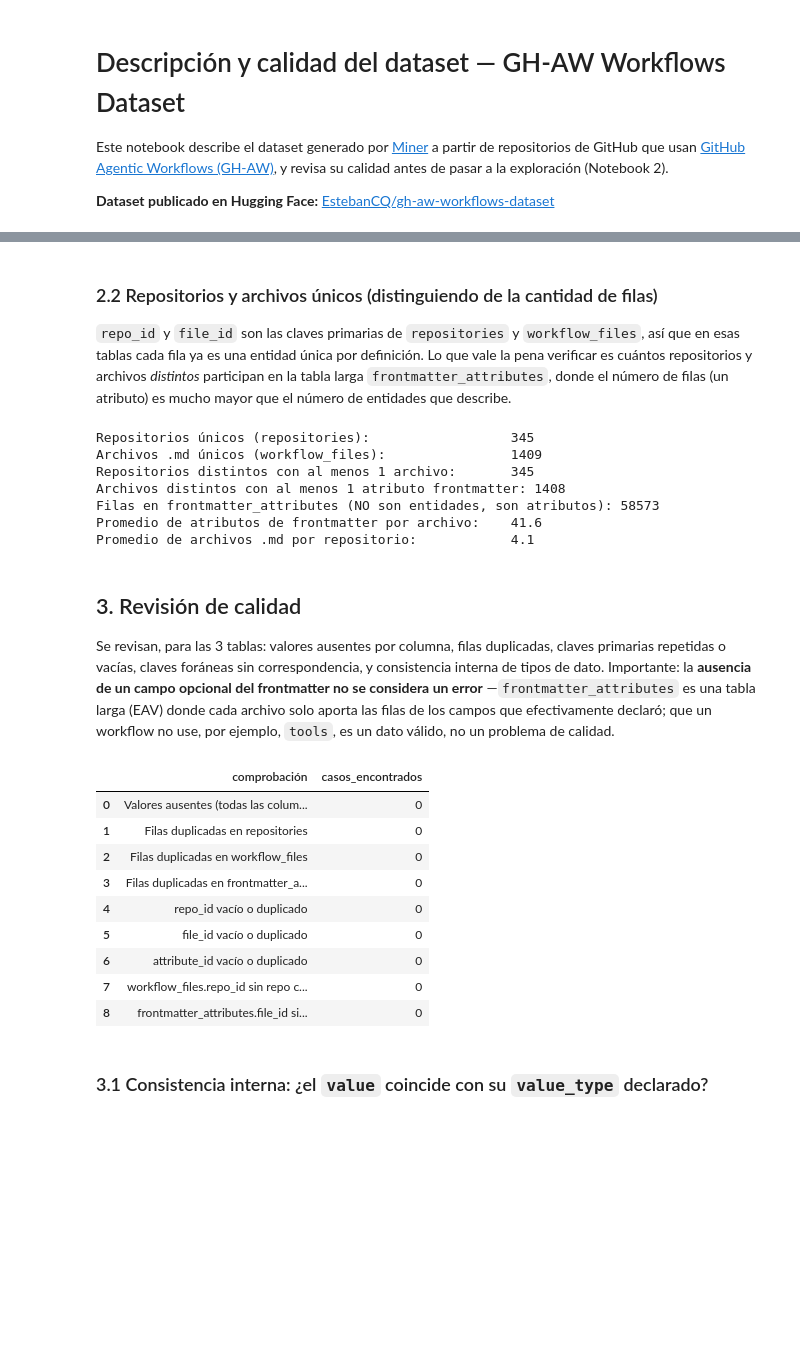
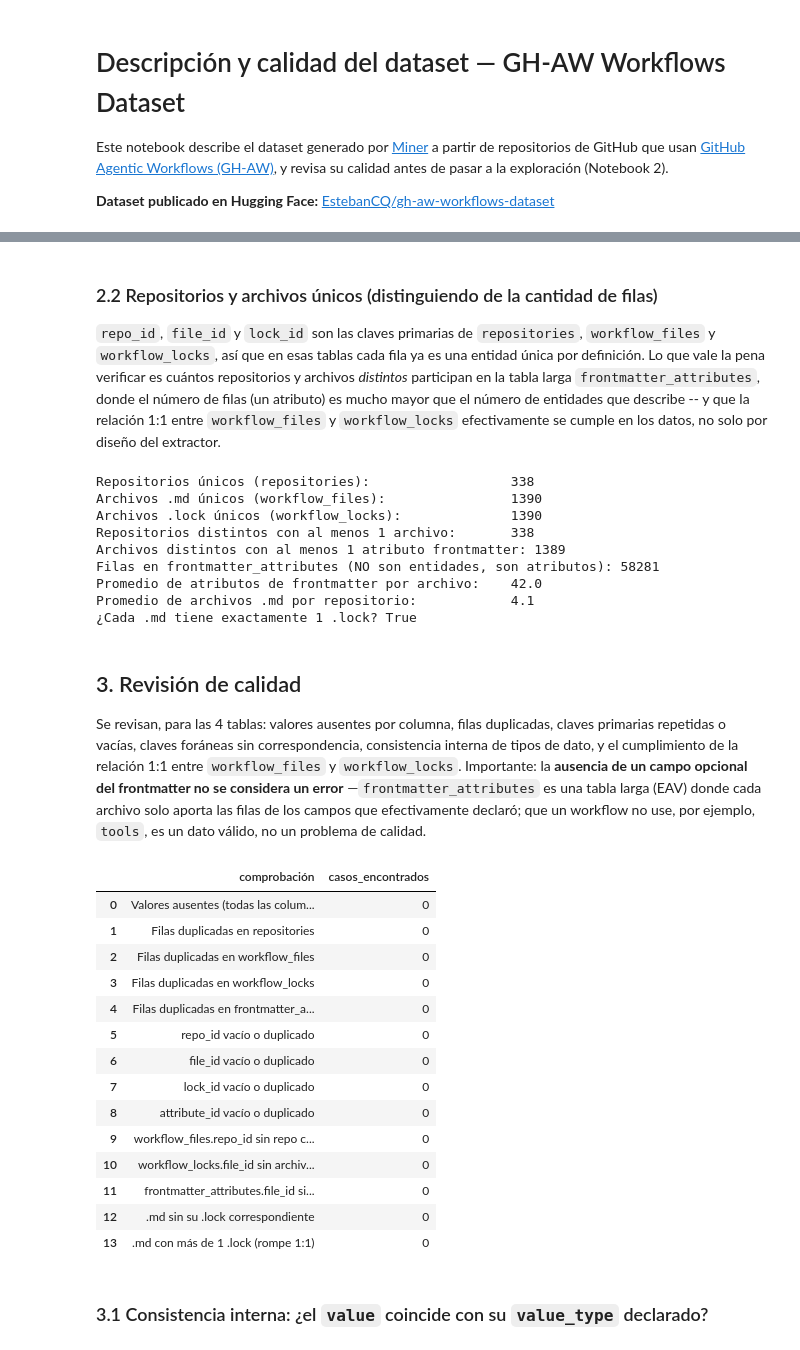
Before and after one commit to Nero-test/miner_Ing_Datos, a Jupyter notebook: eda/01_descripcion_y_calidad.ipynb, the cells around one changed output, grey strips where cells are left out. Drawn from its saved outputs; the diff is of its cells as text; code cells hidden in the pictures; blank space fills up the shorter version.

```diff
--- a/eda/01_descripcion_y_calidad.ipynb
+++ b/eda/01_descripcion_y_calidad.ipynb
@@ -34,9 +35,11 @@ DATA_DIR = Path("data/raw")
 
 repositories = pd.read_parquet(DATA_DIR / "repositories.parquet")
 workflow_files = pd.read_parquet(DATA_DIR / "workflow_files.parquet")
+workflow_locks = pd.read_parquet(DATA_DIR / "workflow_locks.parquet")
 frontmatter_attributes = pd.read_parquet(DATA_DIR / "frontmatter_attributes.parquet")
 
 print(f"repositories:           {repositories.shape[0]:>6} filas x {repositories.shape[1]} columnas")
 print(f"workflow_files:         {workflow_files.shape[0]:>6} filas x {workflow_files.shape[1]} columnas")
+print(f"workflow_locks:         {workflow_locks.shape[0]:>6} filas x {workflow_locks.shape[1]} columnas")
 print(f"frontmatter_attributes: {frontmatter_attributes.shape[0]:>6} filas x {frontmatter_attributes.shape[1]} columnas")
 # %% [output]
@@ -67,6 +73,7 @@ def describe_table(df: pd.DataFrame, name: str) -> pd.DataFrame:
 resumen = pd.concat([
     describe_table(repositories, "repositories"),
     describe_table(workflow_files, "workflow_files"),
+    describe_table(workflow_locks, "workflow_locks"),
     describe_table(frontmatter_attributes, "frontmatter_attributes"),
 ], ignore_index=True)[["tabla", "columna", "dtype", "n_nulos", "pct_nulos"]]
 
@@ -93,79 +99,106 @@ resumen
 # %% [markdown]
 ### 2.2 Repositorios y archivos únicos (distinguiendo de la cantidad de filas)
 
-`repo_id` y `file_id` son las claves primarias de `repositories` y
-`workflow_files`, así que en esas tablas cada fila ya es una entidad única
-por definición. Lo que vale la pena verificar es cuántos repositorios y
-archivos *distintos* participan en la tabla larga `frontmatter_attributes`,
-donde el número de filas (un atributo) es mucho mayor que el número de
-entidades que describe.
+`repo_id`, `file_id` y `lock_id` son las claves primarias de `repositories`,
+`workflow_files` y `workflow_locks`, así que en esas tablas cada fila ya es
+una entidad única por definición. Lo que vale la pena verificar es cuántos
+repositorios y archivos *distintos* participan en la tabla larga
+`frontmatter_attributes`, donde el número de filas (un atributo) es mucho
+mayor que el número de entidades que describe -- y que la relación 1:1
+entre `workflow_files` y `workflow_locks` efectivamente se cumple en los
+datos, no solo por diseño del extractor.
 # %%
 n_repos = repositories["repo_id"].nunique()
 n_files = workflow_files["file_id"].nunique()
+n_locks = workflow_locks["lock_id"].nunique()
 n_files_con_atributos = frontmatter_attributes["file_id"].nunique()
 n_repos_con_archivos = workflow_files["repo_id"].nunique()
 
 print(f"Repositorios únicos (repositories):                  {n_repos}")
 print(f"Archivos .md únicos (workflow_files):                {n_files}")
+print(f"Archivos .lock únicos (workflow_locks):              {n_locks}")
 print(f"Repositorios distintos con al menos 1 archivo:       {n_repos_con_archivos}")
 print(f"Archivos distintos con al menos 1 atributo frontmatter: {n_files_con_atributos}")
 print(f"Filas en frontmatter_attributes (NO son entidades, son atributos): {len(frontmatter_attributes)}")
 print(f"Promedio de atributos de frontmatter por archivo:    {len(frontmatter_attributes) / n_files_con_atributos:.1f}")
 print(f"Promedio de archivos .md por repositorio:            {n_files / n_repos:.1f}")
+
+mismo_conjunto_ids = set(workflow_files["file_id"]) == set(workflow_locks["file_id"])
+print(f"¿Cada .md tiene exactamente 1 .lock? {n_files == n_locks and mismo_conjunto_ids}")
 # %% [output]
-Repositorios únicos (repositories):                  345
-Archivos .md únicos (workflow_files):                1409
-Repositorios distintos con al menos 1 archivo:       345
-Archivos distintos con al menos 1 atributo frontmatter: 1408
-Filas en frontmatter_attributes (NO son entidades, son atributos): 58573
-Promedio de atributos de frontmatter por archivo:    41.6
+Repositorios únicos (repositories):                  338
+Archivos .md únicos (workflow_files):                1390
+Archivos .lock únicos (workflow_locks):              1390
+Repositorios distintos con al menos 1 archivo:       338
+Archivos distintos con al menos 1 atributo frontmatter: 1389
+Filas en frontmatter_attributes (NO son entidades, son atributos): 58281
+Promedio de atributos de frontmatter por archivo:    42.0
 Promedio de archivos .md por repositorio:            4.1
+¿Cada .md tiene exactamente 1 .lock? True
 # %% [markdown]
 ## 3. Revisión de calidad
 
-Se revisan, para las 3 tablas: valores ausentes por columna, filas
+Se revisan, para las 4 tablas: valores ausentes por columna, filas
 duplicadas, claves primarias repetidas o vacías, claves foráneas sin
-correspondencia, y consistencia interna de tipos de dato. Importante: la
-**ausencia de un campo opcional del frontmatter no se considera un error**
-—`frontmatter_attributes` es una tabla larga (EAV) donde cada archivo solo
-aporta las filas de los campos que efectivamente declaró; que un workflow
-no use, por ejemplo, `tools`, es un dato válido, no un problema de calidad.
+correspondencia, consistencia interna de tipos de dato, y el cumplimiento
+de la relación 1:1 entre `workflow_files` y `workflow_locks`. Importante:
+la **ausencia de un campo opcional del frontmatter no se considera un
+error** —`frontmatter_attributes` es una tabla larga (EAV) donde cada
+archivo solo aporta las filas de los campos que efectivamente declaró; que
+un workflow no use, por ejemplo, `tools`, es un dato válido, no un
+problema de calidad.
 # %%
 checks = []
 
 # --- valores ausentes por columna (ya calculado en 2.1, se resume acá) ---
 total_nulos = int(resumen["n_nulos"].sum())
-checks.append(("Valores ausentes (todas las columnas, las 3 tablas)", total_nulos))
+checks.append(("Valores ausentes (todas las columnas, las 4 tablas)", total_nulos))
 
 # --- filas completamente duplicadas ---
 checks.append(("Filas duplicadas en repositories", int(repositories.duplicated().sum())))
 checks.append(("Filas duplicadas en workflow_files", int(workflow_files.duplicated().sum())))
+checks.append(("Filas duplicadas en workflow_locks", int(workflow_locks.duplicated().sum())))
 checks.append(("Filas duplicadas en frontmatter_attributes", int(frontmatter_attributes.duplicated().sum())))
 
 # --- claves primarias vacías o repetidas ---
 checks.append(("repo_id vacío o duplicado", int(repositories["repo_id"].isna().sum() + repositories["repo_id"].duplicated().sum())))
 checks.append(("file_id vacío o duplicado", int(workflow_files["file_id"].isna().sum() + workflow_files["file_id"].duplicated().sum())))
+checks.append(("lock_id vacío o duplicado", int(workflow_locks["lock_id"].isna().sum() + workflow_locks["lock_id"].duplicated().sum())))
 checks.append(("attribute_id vacío o duplicado", int(frontmatter_attributes["attribute_id"].isna().sum() + frontmatter_attributes["attribute_id"].duplicated().sum())))
 
 # --- claves foráneas sin correspondencia ---
 fk_files_huerfanas = int((~workflow_files["repo_id"].isin(repositories["repo_id"])).sum())
+fk_locks_huerfanas = int((~workflow_locks["file_id"].isin(workflow_files["file_id"])).sum())
 fk_attrs_huerfanas = int((~frontmatter_attributes["file_id"].isin(workflow_files["file_id"])).sum())
 checks.append(("workflow_files.repo_id sin repo correspondiente", fk_files_huerfanas))
+checks.append(("workflow_locks.file_id sin archivo .md correspondiente", fk_locks_huerfanas))
 checks.append(("frontmatter_attributes.file_id sin archivo correspondiente", fk_attrs_huerfanas))
+
+# --- relación 1:1 workflow_files <-> workflow_locks ---
+archivos_sin_lock = int((~workflow_files["file_id"].isin(workflow_locks["file_id"])).sum())
+locks_por_archivo = workflow_locks.groupby("file_id").size()
+archivos_con_mas_de_1_lock = int((locks_por_archivo > 1).sum())
+checks.append((".md sin su .lock correspondiente", archivos_sin_lock))
+checks.append((".md con más de 1 .lock (rompe 1:1)", archivos_con_mas_de_1_lock))
 
 quality_summary = pd.DataFrame(checks, columns=["comprobación", "casos_encontrados"])
 quality_summary
 # %% [output]
 |  | comprobación | casos_encontrados |
 | 0 | Valores ausentes (todas las colum... | 0 |
 | 1 | Filas duplicadas en repositories | 0 |
 | 2 | Filas duplicadas en workflow_files | 0 |
-| 3 | Filas duplicadas en frontmatter_a... | 0 |
-| 4 | repo_id vacío o duplicado | 0 |
-| 5 | file_id vacío o duplicado | 0 |
-| 6 | attribute_id vacío o duplicado | 0 |
-| 7 | workflow_files.repo_id sin repo c... | 0 |
-| 8 | frontmatter_attributes.file_id si... | 0 |
+| 3 | Filas duplicadas en workflow_locks | 0 |
+| 4 | Filas duplicadas en frontmatter_a... | 0 |
+| 5 | repo_id vacío o duplicado | 0 |
+| 6 | file_id vacío o duplicado | 0 |
+| 7 | lock_id vacío o duplicado | 0 |
+| 8 | attribute_id vacío o duplicado | 0 |
+| 9 | workflow_files.repo_id sin repo c... | 0 |
+| 10 | workflow_locks.file_id sin archiv... | 0 |
+| 11 | frontmatter_attributes.file_id si... | 0 |
+| 12 | .md sin su .lock correspondiente | 0 |
+| 13 | .md con más de 1 .lock (rompe 1:1) | 0 |
 # %% [markdown]
 ### 3.1 Consistencia interna: ¿el `value` coincide con su `value_type` declarado?
 # %%
```
Also changed, not shown: parts of 10 cells of this notebook, 13 other files.
